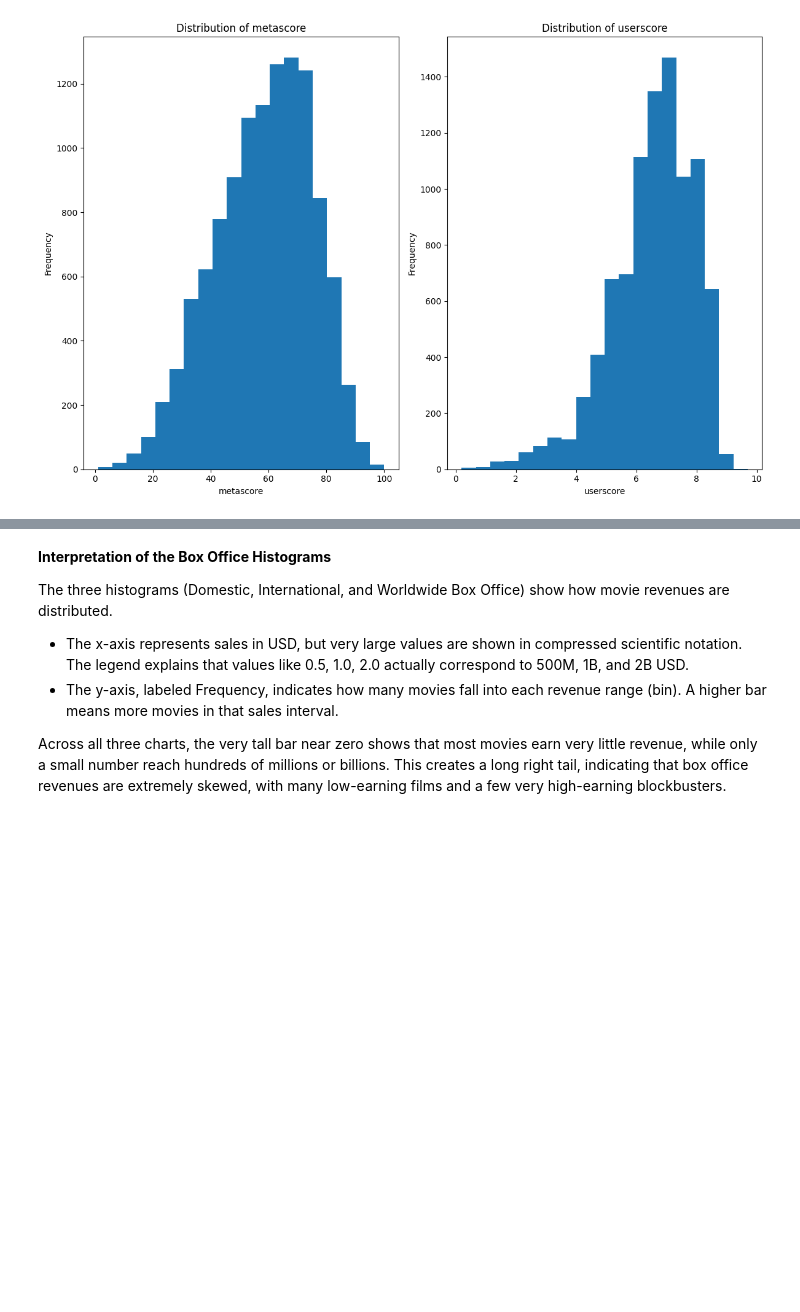
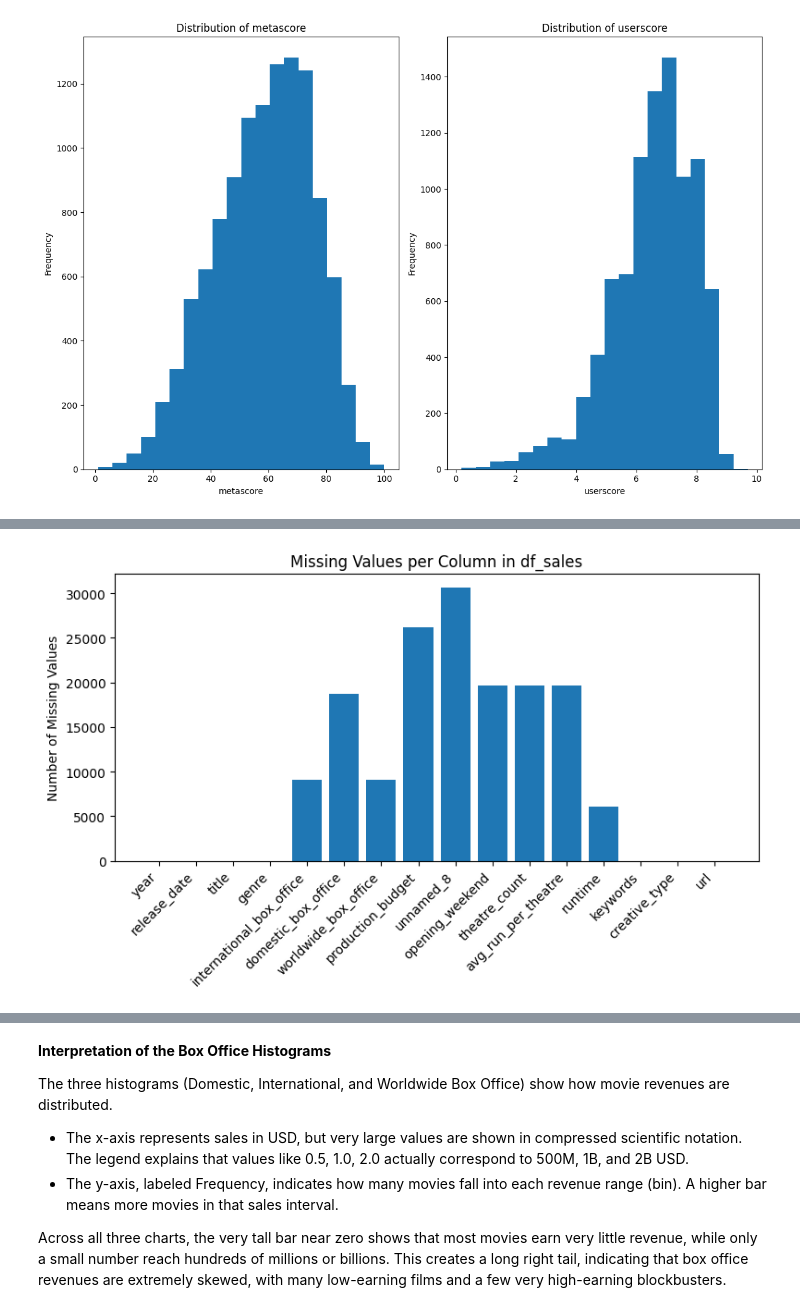
Before and after one commit to YoungJun173/DDB_AI_Group_Assignmen, a Jupyter notebook: Playground Notebooks/EDA.ipynb, the cells around one changed output, grey strips where cells are left out. Drawn from its saved outputs; the diff is of its cells as text; code cells hidden in the pictures; blank space fills up the shorter version.

```diff
--- a/Playground Notebooks/EDA.ipynb
+++ b/Playground Notebooks/EDA.ipynb
@@ -324,10 +321,10 @@ print(df4.isna().sum())
 # %%
-# Iro - Clean column names from sales
-sales.columns = (
-    sales.columns
+# Clean column names
+df_sales.columns = (
+    df_sales.columns
     .str.lower()
     .str.strip()
     .str.replace(" ", "_")
     .str.replace(r"[^0-9a-z_]", "", regex=True)
 )
-sales.columns
+df_sales.columns
@@ -334,16 +337,16 @@ sales.columns
 # %%
-# Iro - Clean text column from sales
+# Clean text column
 text_cols = ["title", "genre", "keywords", "creative_type", "url"]
 
 for col in text_cols:
-    if col in sales.columns:
-        sales[col] = (
-            sales[col].astype(str)
+    if col in df_sales.columns:
+        df_sales[col] = (
+            df_sales[col].astype(str) # convert to string
             .str.lower()
-            .str.strip()
+            .str.strip() # remove leading/trailing spaces
         )
 # %%
-# Iro - Convert numeric columns
+# Convert numeric columns
 num_cols = [
     "domestic_box_office", "international_box_office", "worldwide_box_office",
     "production_budget", "opening_weekend", "theatre_count",
@@ -351,6 +354,6 @@ num_cols = [
 ]
 
 for col in num_cols:
-    if col in sales.columns:
-        sales[col] = pd.to_numeric(sales[col], errors="coerce")
+    if col in df_sales.columns:
+        df_sales[col] = pd.to_numeric(df_sales[col], errors="coerce")
 # %%
@@ -359 +384,14 @@ sales.isna().sum() # how many missing values each column has
+# %%
+# Missing values for each column
+missing_values = df_sales.isna().sum()
+
+plt.figure(figsize=(8, 5))
+plt.bar(missing_values.index, missing_values)
+plt.xticks(rotation=45, ha='right')
+plt.ylabel("Number of Missing Values")
+plt.title("Missing Values per Column in df_sales")
+plt.tight_layout()
+plt.show()
+# %% [output]
+[figure, added]
 # %% [markdown]
```
Also changed, not shown: parts of 14 cells of this notebook.
